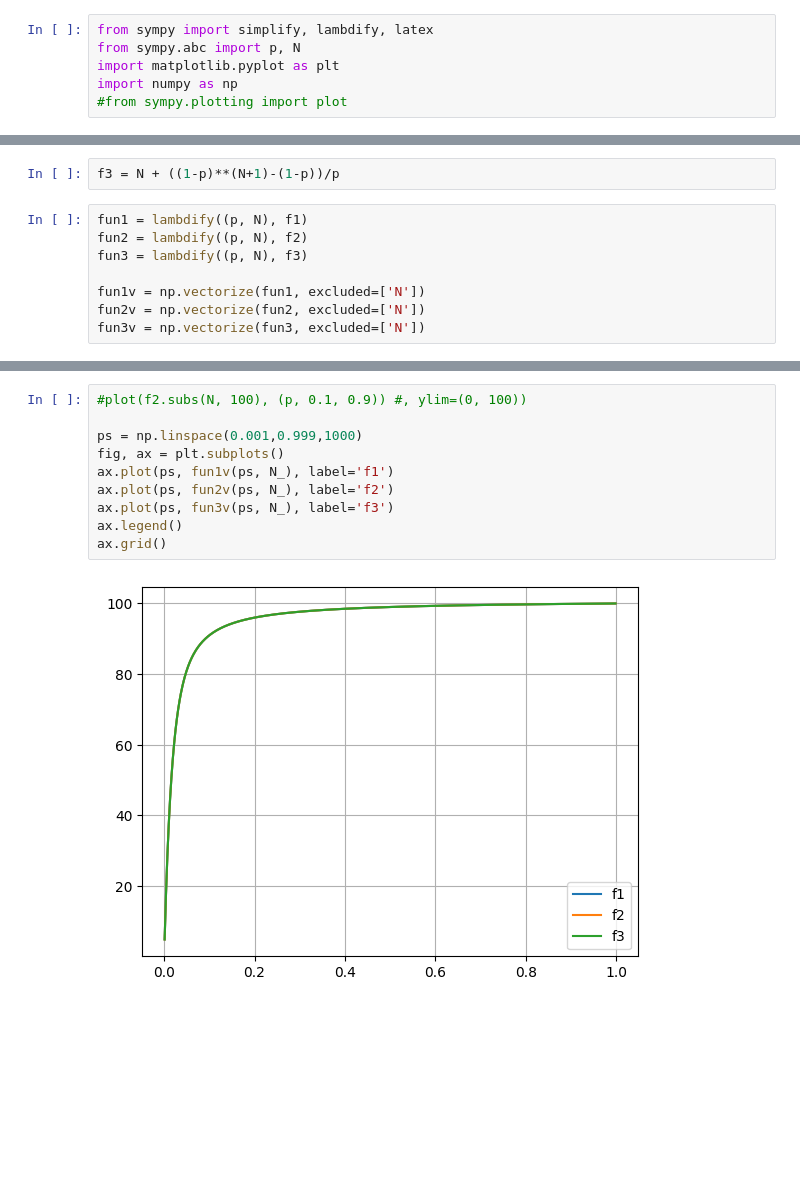
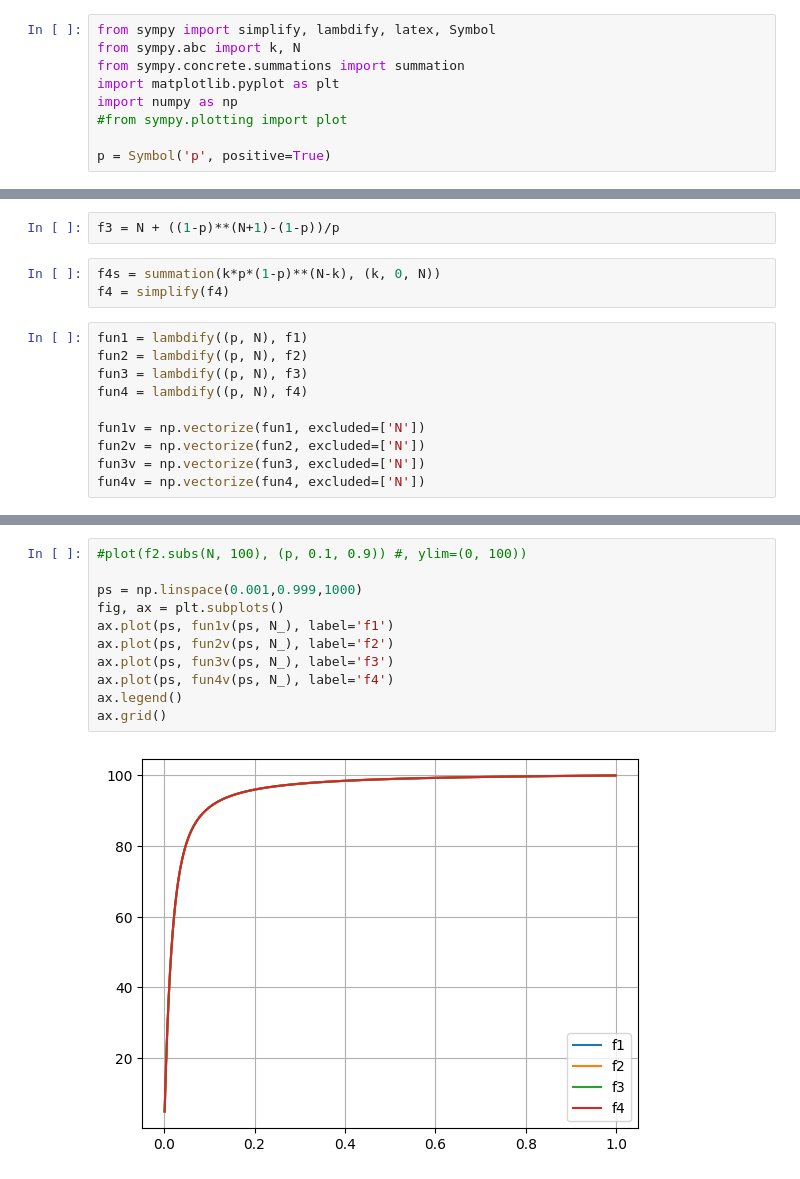
Before and after one commit to nunofachada/latas_probability, a Jupyter notebook: simplify.ipynb, the cells around one changed output, grey strips where cells are left out. Saved outputs shown, nothing was run; the diff lists cells and outputs as text; blank space fills up the shorter version.

```diff
--- a/simplify.ipynb
+++ b/simplify.ipynb
@@ -1,9 +1,12 @@
 # %%
-from sympy import simplify, lambdify, latex
-from sympy.abc import p, N
+from sympy import simplify, lambdify, latex, Symbol
+from sympy.abc import k, N
+from sympy.concrete.summations import summation
 import matplotlib.pyplot as plt
 import numpy as np
 #from sympy.plotting import plot
+
+p = Symbol('p', positive=True)
 # %%
 
 f1 = p*(1-p)**(N) * (((1-p)**(-1)-(1+N)*((1-p)**(-N-1)))/(1-(1-p)**(-1)) + ((1-p)**(-2))*(1-(1-p)**(-N))/((1-(1-p)**(-1))**2))
@@ -23,14 +26,19 @@ latex(f2)
 '\\frac{p \\left(N - \\left(1 - p\\right)^{N} + 1\\right) + \\left(1 - p\\right)^{N} - 1}{p}'
 # %%
 f3 = N + ((1-p)**(N+1)-(1-p))/p
+# %%
+f4s = summation(k*p*(1-p)**(N-k), (k, 0, N))
+f4 = simplify(f4)
 # %%
 fun1 = lambdify((p, N), f1)
 fun2 = lambdify((p, N), f2)
 fun3 = lambdify((p, N), f3)
+fun4 = lambdify((p, N), f4)
 
 fun1v = np.vectorize(fun1, excluded=['N'])
 fun2v = np.vectorize(fun2, excluded=['N'])
 fun3v = np.vectorize(fun3, excluded=['N'])
+fun4v = np.vectorize(fun4, excluded=['N'])
 # %%
 p_=0.7
 N_=100
@@ -44,12 +54,13 @@ print(fun3(p_, N_))
 # %%
 #plot(f2.subs(N, 100), (p, 0.1, 0.9)) #, ylim=(0, 100))
 
 ps = np.linspace(0.001,0.999,1000)
 fig, ax = plt.subplots()
 ax.plot(ps, fun1v(ps, N_), label='f1')
 ax.plot(ps, fun2v(ps, N_), label='f2')
 ax.plot(ps, fun3v(ps, N_), label='f3')
+ax.plot(ps, fun4v(ps, N_), label='f4')
 ax.legend()
 ax.grid()
 # %% [output]
-[figure, old version]
+[figure, new version]
```
Also changed, not shown: parts of 5 cells of this notebook, 1 other file.
